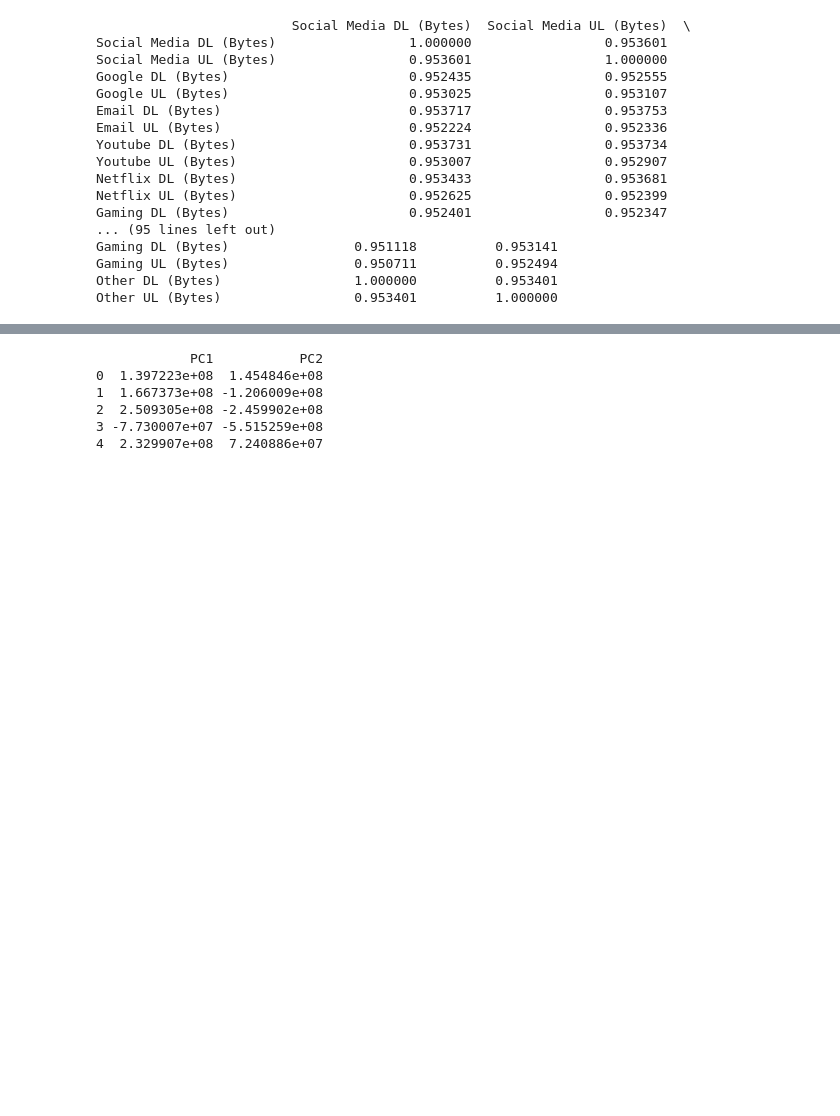
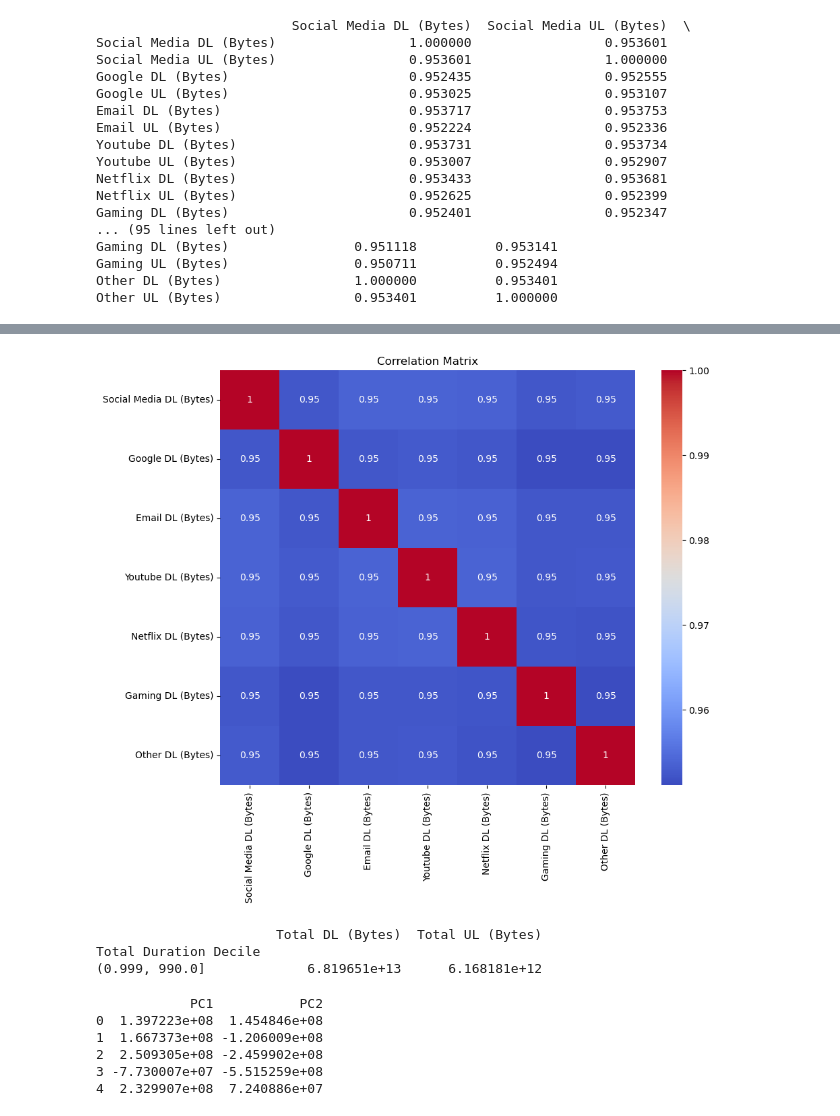
Before and after one commit to OjasSC/Telco_Project, a Jupyter notebook: Telco_Project.ipynb, the cells around one changed output, grey strips where cells are left out. Cells and saved outputs as stored; diff of their text form; code cells hidden in the pictures; blank space fills up the shorter version.

```diff
--- a/Telco_Project.ipynb
+++ b/Telco_Project.ipynb
@@ -263,0 +277,6 @@ Very High                6.819651e+13      6.168181e+12
+# %%
+correlation_matrix = user_behavior[['Social Media DL (Bytes)', 'Google DL (Bytes)', 'Email DL (Bytes)',
+                                   'Youtube DL (Bytes)', 'Netflix DL (Bytes)', 'Gaming DL (Bytes)',
+                                   'Other DL (Bytes)']].corr()
+
+print(correlation_matrix)
@@ -264,3 +301,26 @@ Very High                6.819651e+13      6.168181e+12
+# %%
+plt.figure(figsize=(10, 8))
+sns.heatmap(correlation_matrix, annot=True, cmap='coolwarm', square=True)
+plt.title('Correlation Matrix')
+plt.show()
+# %% [output]
+[figure, added]
+# %%
+# Calculate the total duration for all sessions for each user
+user_behavior['Total Duration'] = user_behavior['Dur. (ms)'].sum(level=0)
+
+# Create deciles based on the total duration
+user_behavior['Total Duration Decile'] = pd.qcut(user_behavior['Total Duration'], q=10, duplicates='drop')
+
+# Group the data by decile class and calculate the sum of total data
+data_usage_per_decile = user_behavior.groupby('Total Duration Decile')[['Total DL (Bytes)', 'Total UL (Bytes)']].sum()
+
+# Print the data usage per decile class
+print(data_usage_per_decile)
+# %% [output]
+                       Total DL (Bytes)  Total UL (Bytes)
+Total Duration Decile
+(0.999, 990.0]             6.819651e+13      6.168181e+12
 # %%
 # Dimensionality Reduction
 from sklearn.decomposition import PCA
```
Also changed, not shown: parts of 5 cells of this notebook.
